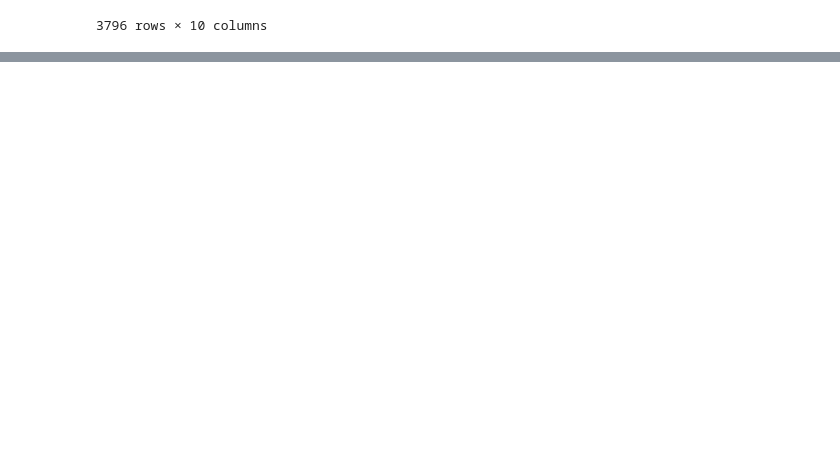
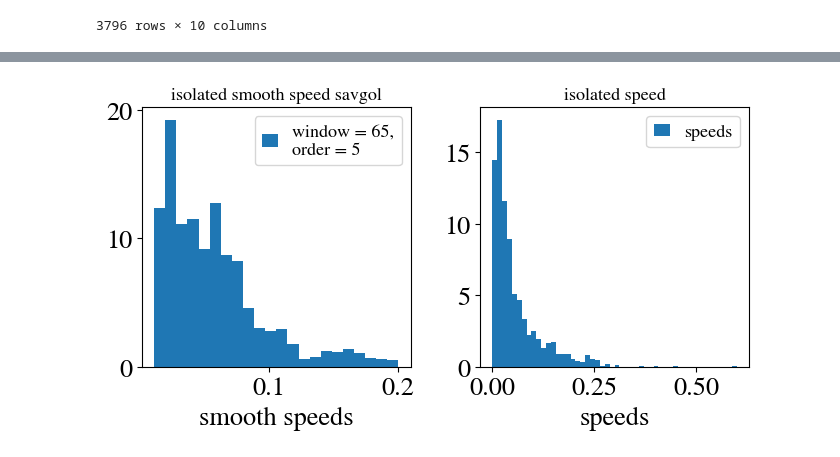
Before and after one commit to jannesantana/bacteria, a Jupyter notebook: smoothing_analysis.ipynb, the cells around one changed output, grey strips where cells are left out. Drawn from its saved outputs; the diff is of its cells as text; code cells hidden in the pictures; blank space fills up the shorter version.

Commit message:
smoothign tec

```diff
--- a/smoothing_analysis.ipynb
+++ b/smoothing_analysis.ipynb
@@ -41,0 +89,19 @@ dataframe_isolated
+# %%
+plt.figure(figsize=(7,4),layout='tight')
+plt.subplot(1,2,1)
+
+plt.hist(all_speeds_smooths,label=f'window = {window_speed},\norder = {order_speed}',bins='auto',density=True)
+plt.xlabel('smooth speeds')
+plt.title('isolated smooth speed savgol',fontsize=13)
+plt.legend(fontsize=13,handlelength=0.9,frameon=True)
+# plt.semilogy()
+plt.subplot(1,2,2)
+
+plt.hist(all_speeds,label='speeds',bins=50,density=True)
+plt.xlabel('speeds')
+plt.title('isolated speed',fontsize=13)
+plt.legend(fontsize=13,handlelength=0.9,frameon=True)
+# plt.semilogy()
+plt.show()
+# %% [output]
+[figure, added]
```
Also changed, not shown: parts of 3 cells of this notebook.
